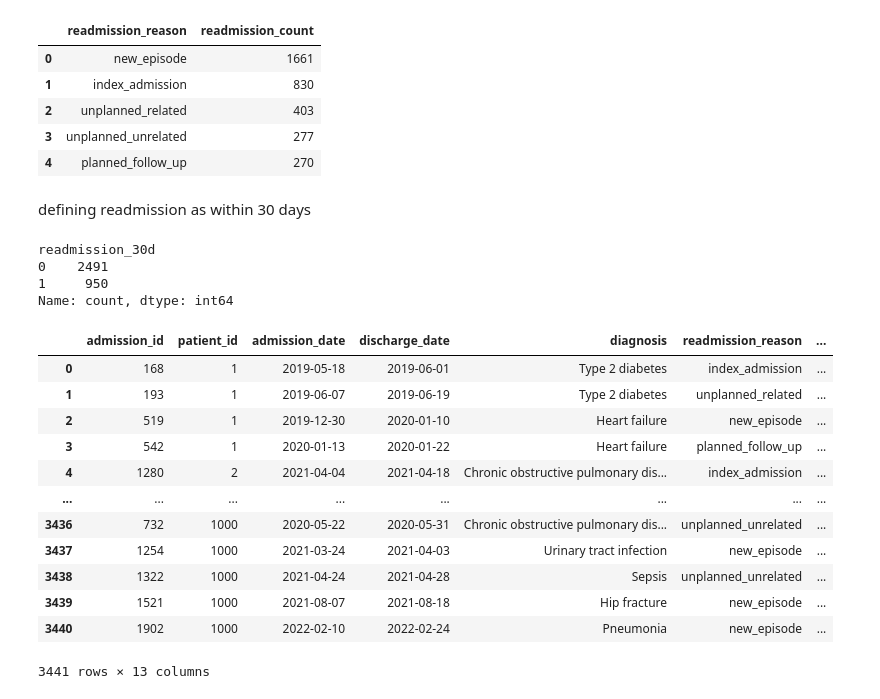
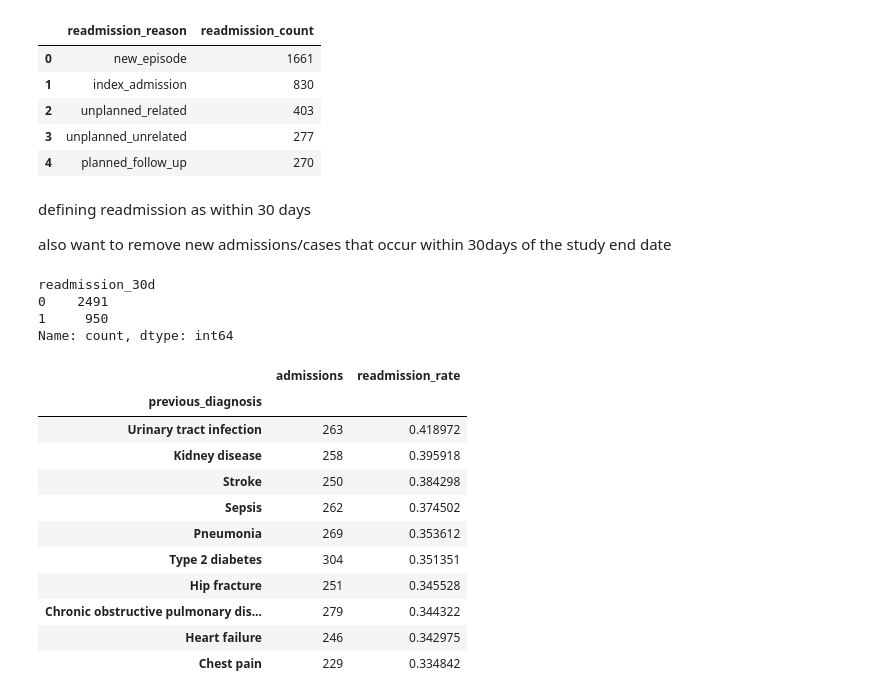
Before and after one commit to robertmaidstone/readmission-study, a Jupyter notebook: notebooks/analysis.ipynb, the cells around one changed output. Drawn from its saved outputs; the diff is of its cells as text; code cells hidden in the pictures.

Commit message:
feat: Update analysis notebook with date handling and readmission logic improvements

```diff
--- a/notebooks/analysis.ipynb
+++ b/notebooks/analysis.ipynb
@@ -221,8 +226,12 @@ df
 | 4 | planned_follow_up | 270 |
 # %% [markdown]
 defining readmission as within 30 days
+
+also want to remove new admissions/cases that occur within 30days of the study end date
 # %%
-query = """
+cutoff_date = STUDY_END_DATE - timedelta(days=READMISSION_WINDOW)
+
+query = f"""
 WITH admissions_with_prev AS (
     SELECT
         a.*,
@@ -249,11 +258,19 @@ SELECT
         ELSE 0
     END AS readmission_30d,
     CASE
-    WHEN diagnosis = previous_diagnosis
+        WHEN diagnosis = previous_diagnosis
         THEN 'related'
-    ELSE 'different'
-END AS diagnosis_relationship
+        ELSE 'different'
+    END AS diagnosis_relationship,
 
+    CASE
+        WHEN discharge_date > DATE '{cutoff_date}'
+        THEN NULL
+        WHEN previous_discharge_date IS NOT NULL
+            AND admission_date - previous_discharge_date <= 30
+        THEN 1
+        ELSE 0
+    END AS readmission_30d_censored
 FROM admissions_with_prev;
 """
 
@@ -265,18 +282,26 @@ readmission_30d
 1     950
 Name: count, dtype: int64
 # %%
-df
+df[["readmission_30d", "readmission_30d_censored"]].value_counts(dropna=False)
+
+(
+    df.groupby("previous_diagnosis")
+      .agg(
+          admissions=("admission_id", "count"),
+          readmission_rate=("readmission_30d_censored", "mean")
+      )
+      .sort_values("readmission_rate", ascending=False)
+)
 # %% [output]
-|  | admission_id | patient_id | admission_date | discharge_date | diagnosis | readmission_reason | ... |
-| 0 | 168 | 1 | 2019-05-18 | 2019-06-01 | Type 2 diabetes | index_admission | ... |
-| 1 | 193 | 1 | 2019-06-07 | 2019-06-19 | Type 2 diabetes | unplanned_related | ... |
-| 2 | 519 | 1 | 2019-12-30 | 2020-01-10 | Heart failure | new_episode | ... |
-| 3 | 542 | 1 | 2020-01-13 | 2020-01-22 | Heart failure | planned_follow_up | ... |
-| 4 | 1280 | 2 | 2021-04-04 | 2021-04-18 | Chronic obstructive pulmonary dis... | index_admission | ... |
-| ... | ... | ... | ... | ... | ... | ... | ... |
-| 3436 | 732 | 1000 | 2020-05-22 | 2020-05-31 | Chronic obstructive pulmonary dis... | unplanned_unrelated | ... |
-| 3437 | 1254 | 1000 | 2021-03-24 | 2021-04-03 | Urinary tract infection | new_episode | ... |
-| 3438 | 1322 | 1000 | 2021-04-24 | 2021-04-28 | Sepsis | unplanned_unrelated | ... |
-| 3439 | 1521 | 1000 | 2021-08-07 | 2021-08-18 | Hip fracture | new_episode | ... |
-| 3440 | 1902 | 1000 | 2022-02-10 | 2022-02-24 | Pneumonia | new_episode | ... |
+|  | admissions | readmission_rate |
+| previous_diagnosis |  |  |
+| Urinary tract infection | 263 | 0.418972 |
+| Kidney disease | 258 | 0.395918 |
+| Stroke | 250 | 0.384298 |
+| Sepsis | 262 | 0.374502 |
+| Pneumonia | 269 | 0.353612 |
+| Type 2 diabetes | 304 | 0.351351 |
+| Hip fracture | 251 | 0.345528 |
+| Chronic obstructive pulmonary dis... | 279 | 0.344322 |
+| Heart failure | 246 | 0.342975 |
+| Chest pain | 229 | 0.334842 |
-3441 rows × 13 columns
```
Also changed, not shown: parts of 4 cells of this notebook.
